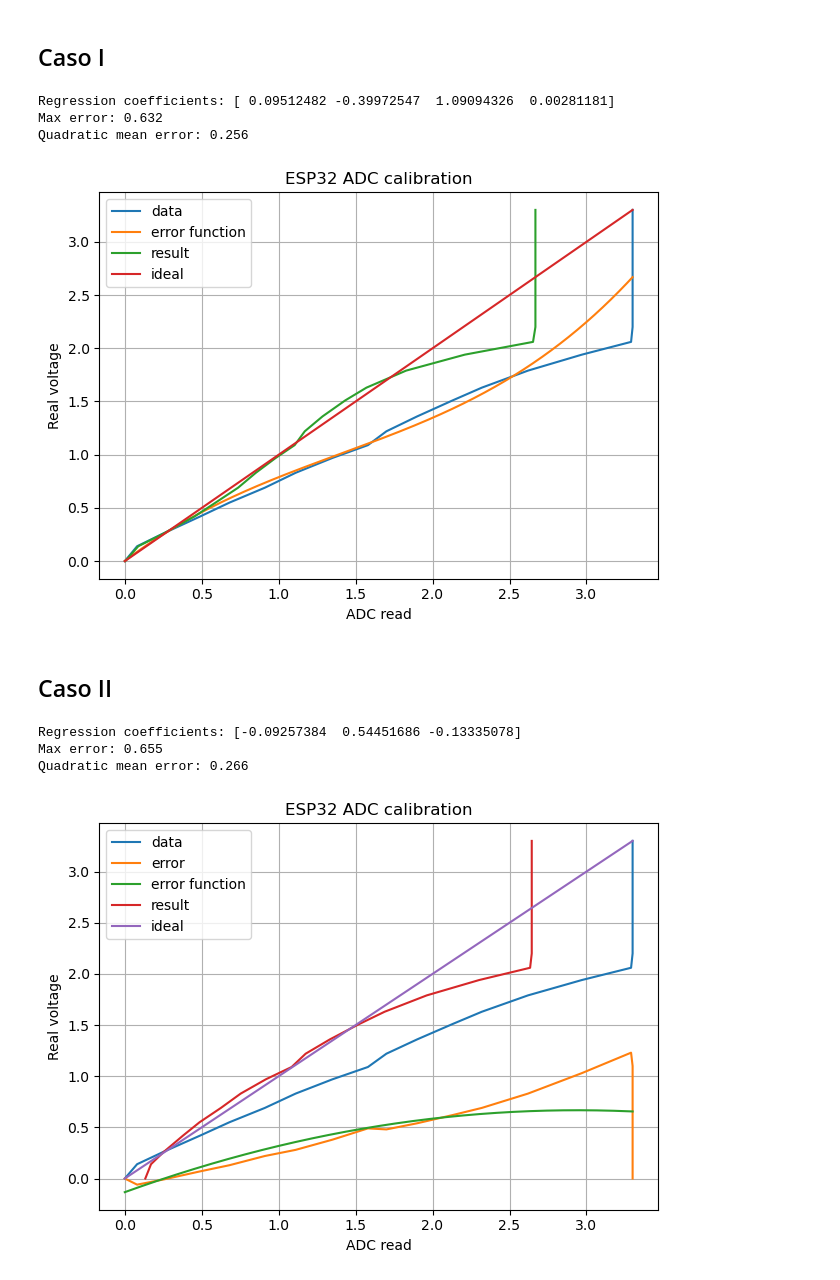
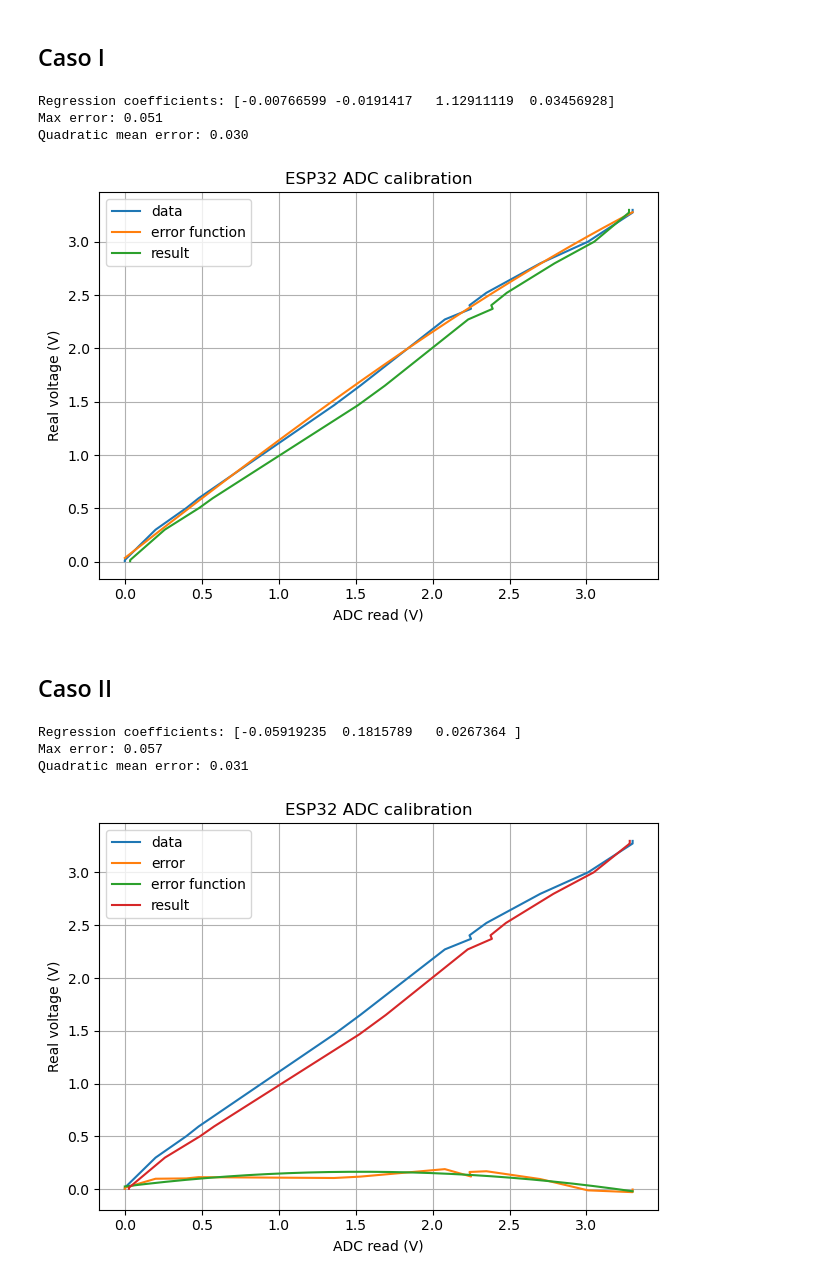
Before and after one commit to mBelisarius/bosch-trainings-iiot, a Jupyter notebook: tds04-transdutores-ii/mod02-calibrate/calibrate_adc.ipynb, the cells around one changed output. Cells and saved outputs as stored; diff of their text form; code cells hidden in the pictures.

```diff
--- a/tds04-transdutores-ii/mod02-calibrate/calibrate_adc.ipynb
+++ b/tds04-transdutores-ii/mod02-calibrate/calibrate_adc.ipynb
@@ -19,3 +5,15 @@ v_adc = np.array([0.00, 0.08, 0.25, 0.49, 0.68,
+# %%
+v_adc = np.array([0.00, 0.00, 0.20, 0.40, 0.48,
+                  1.36, 1.53, 2.08, 2.25, 2.24,
+                  2.35, 2.70, 3.01, 3.30, 3.30,
+                  3.30],
+                 dtype=np.float64)
+
+v_real = np.array([0.005, 0.015, 0.300, 0.503, 0.595,
+                   1.467, 1.650, 2.271, 2.371, 2.404,
+                   2.521, 2.797, 3.000, 3.273, 3.278,
+                   3.298],
+                  dtype=np.float64)
 # %% [markdown]
 ## Caso I
 # %%
@@ -27,38 +25,36 @@ def func1(x, a, b, c, d):
 # def func1(x, a, b, c, d, e, f):
 #     return a * x**5 + b * x**4 + c * x**3 + d * x**2 + e * x + f
 # %%
-popt, pcov = curve_fit(func1, v_adc, v_input)
+popt, pcov = curve_fit(func1, v_adc, v_real)
 
-max_error = np.max(np.abs(func1(v_adc, *popt) - v_input))
-rms_error = np.sqrt(np.sum(np.power(func1(v_adc, *popt) - v_input, 2)) / v_adc.shape[0])
+max_error = np.max(np.abs(func1(v_adc, *popt) - v_real))
+rms_error = np.sqrt(np.sum(np.power(func1(v_adc, *popt) - v_real, 2)) / v_adc.shape[0])
 
 print(f"Regression coefficients: {popt}")
 print(f"Max error: {max_error:.3f}")
 print(f"Quadratic mean error: {rms_error:.3f}")
 # %% [output]
-Regression coefficients: [ 0.09512482 -0.39972547  1.09094326  0.00281181]
-Max error: 0.632
-Quadratic mean error: 0.256
+Regression coefficients: [-0.00766599 -0.0191417   1.12911119  0.03456928]
+Max error: 0.051
+Quadratic mean error: 0.030
 # %%
 x = np.linspace(0.00, 3.30, 1000)
 
-plt.plot(v_adc, v_input, label="data")
+plt.plot(v_adc, v_real, label="data")
 
 plt.plot(x, func1(x, *popt), label="error function")
 
-plt.plot(func1(v_adc, *popt), v_input, label="result")
-
-plt.plot(x, x, label="ideal")
+plt.plot(func1(v_adc, *popt), v_real, label="result")
 
 plt.title("ESP32 ADC calibration")
-plt.xlabel("ADC read")
-plt.ylabel("Real voltage")
+plt.xlabel("ADC read (V)")
+plt.ylabel("Real voltage (V)")
 plt.grid()
 plt.legend()
 plt.tight_layout()
 plt.show()
 # %% [output]
-[figure, old version]
+[figure, new version]
 # %% [markdown]
 ## Caso II
 # %%
@@ -80,7 +76,7 @@ def func2(x, a, b, c):
 # def func2(x, a, b, c):
 #     return a * np.abs(x - b) + c
 # %%
-error = v_adc - v_input
+error = v_real - v_adc
 
 popt, pcov = curve_fit(func2, v_adc, error)
 
@@ -91,27 +87,25 @@ print(f"Regression coefficients: {popt}")
 print(f"Max error: {max_error:.3f}")
 print(f"Quadratic mean error: {rms_error:.3f}")
 # %% [output]
-Regression coefficients: [-0.09257384  0.54451686 -0.13335078]
-Max error: 0.655
-Quadratic mean error: 0.266
+Regression coefficients: [-0.05919235  0.1815789   0.0267364 ]
+Max error: 0.057
+Quadratic mean error: 0.031
 # %%
 x = np.linspace(0.00, 3.30, 1000)
 
-plt.plot(v_adc, v_input, label="data")
+plt.plot(v_adc, v_real, label="data")
 plt.plot(v_adc, error, label="error")
 
 plt.plot(x, func2(x, *popt), label="error function")
 
-plt.plot(v_adc - func2(v_adc, *popt), v_input, label="result")
-
-plt.plot(x, x, label="ideal")
+plt.plot(v_adc + func2(v_adc, *popt), v_real, label="result")
 
 plt.title("ESP32 ADC calibration")
-plt.xlabel("ADC read")
-plt.ylabel("Real voltage")
+plt.xlabel("ADC read (V)")
+plt.ylabel("Real voltage (V)")
 plt.grid()
 plt.legend()
 plt.tight_layout()
 plt.show()
 # %% [output]
-[figure, old version]
+[figure, new version]
```
Also changed, not shown: parts of 1 cell of this notebook, 3 other files.
